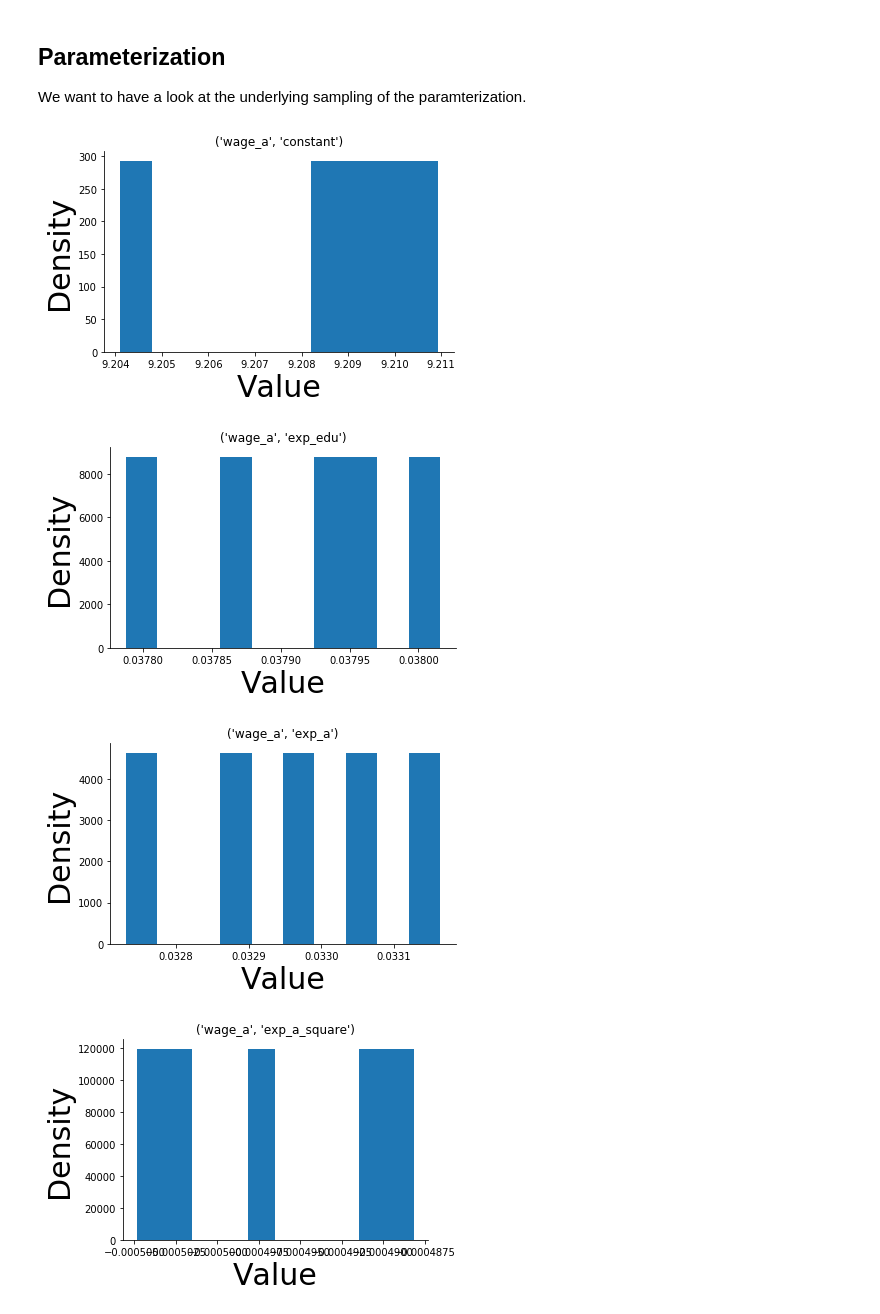
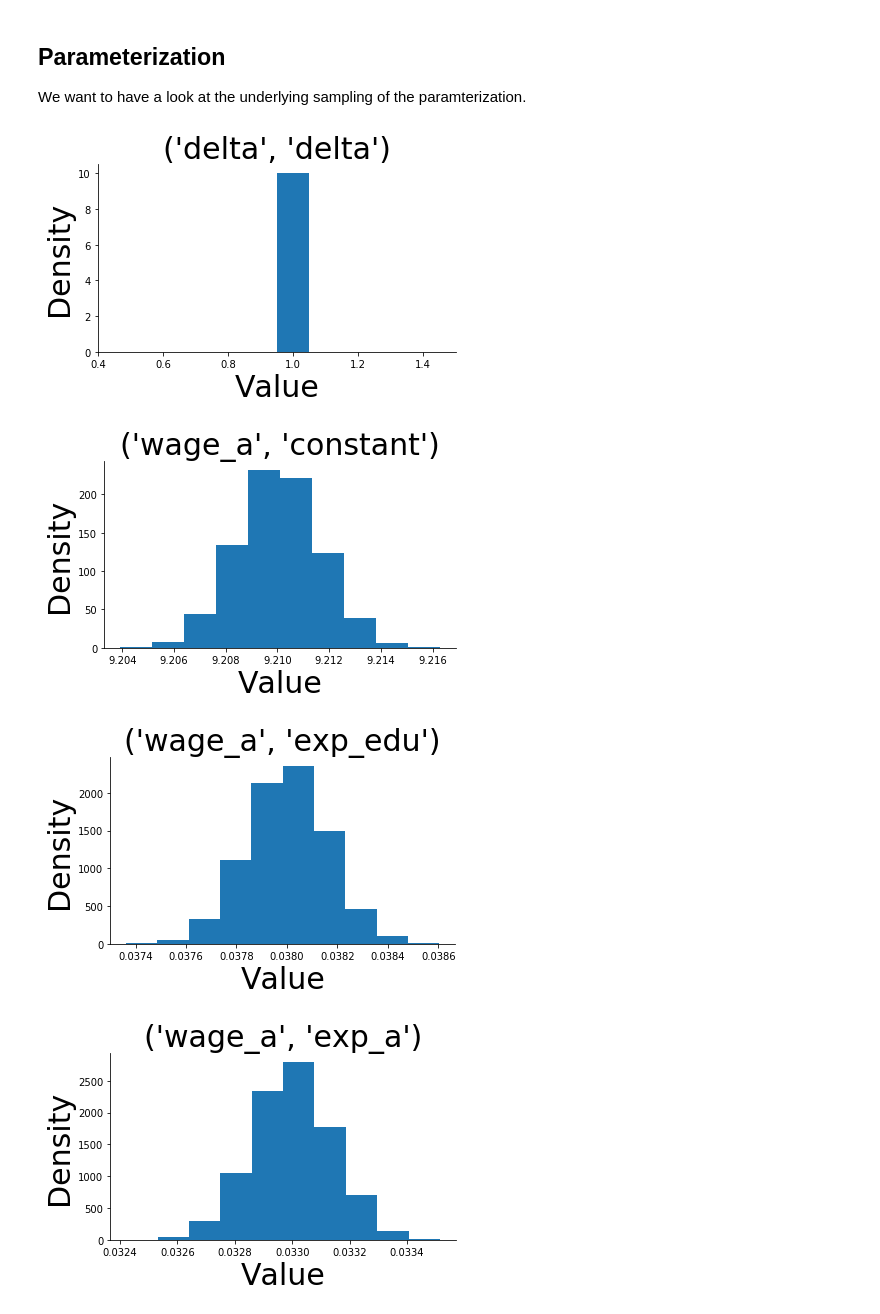
Before and after one commit to fagan2888/numerical-toolbox-uncertainty-quantification, a Jupyter notebook: notebooks/exporation.ipynb, the cells around one changed output. Saved outputs shown, nothing was run; the diff lists cells and outputs as text; code cells hidden in the pictures.

```diff
--- a/notebooks/exporation.ipynb
+++ b/notebooks/exporation.ipynb
@@ -20,23 +21,23 @@ fig.savefig(RSLT_DIR / "fig-quantitiy-of-interest")
 
 We want to have a look at the underlying sampling of the paramterization.
 # %%
-df_params = pd.read_pickle(RSLT_DIR / "mc_params.uq.pkl")
+df_params = pd.read_pickle(RSLT_DIR / "basecamp/mc_params.respy.pkl")
 
 for name in df_params.loc[0, :, :].index.droplevel():
 
-    sample = df_params.loc[(slice(None), *name)]
+    sample = df_params.loc[(slice(None), *name), "value"]
 
     # Some parameters remain fixed.
     if sample.describe()['std'] == 0:
         continue
 
     fig, ax = plt.subplots()
-    ax.set_title(name)
+    ax.set_title(name, size=30)
     ax.hist(sample, density=True)
     ax.set_xlabel("Value")
     ax.set_ylabel("Density")
 # %% [output]
-[figure, old version]
+[figure, new version]
-[figure, old version]
+[figure, new version]
-[figure, old version]
+[figure, new version]
-[figure, old version]
+[figure, new version]
```
Also changed, not shown: parts of 2 cells of this notebook, 9 other files.
